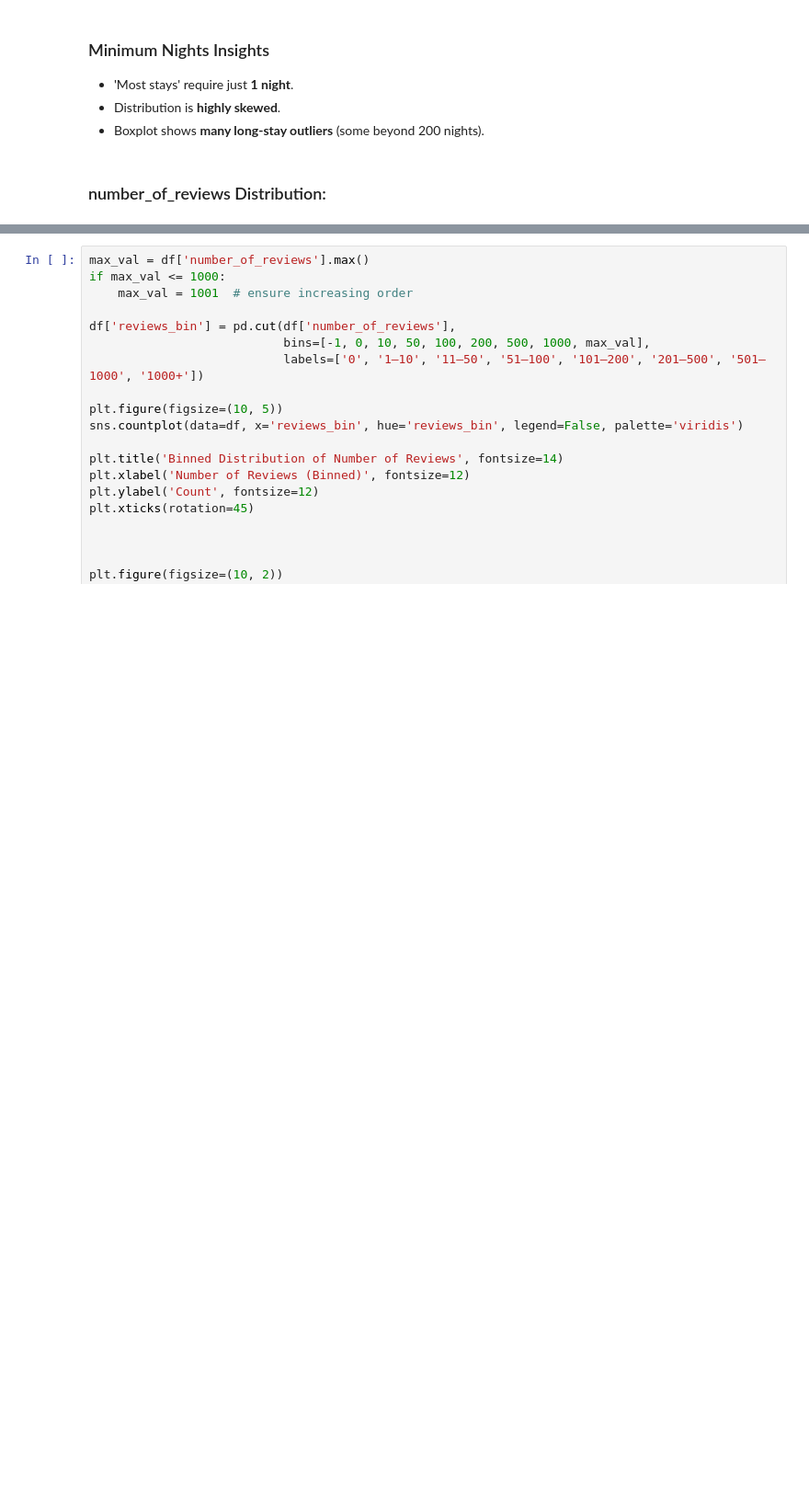
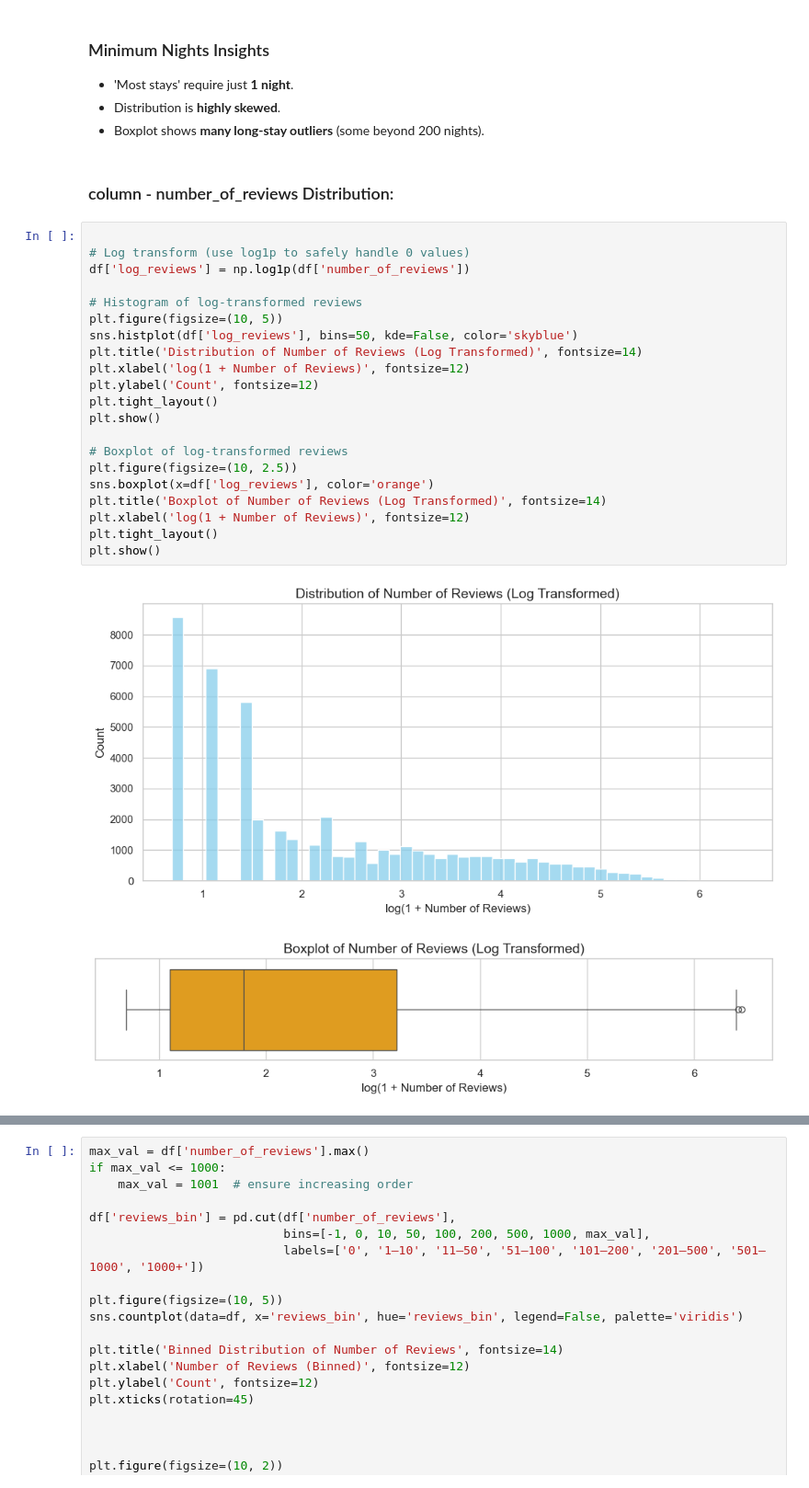
Before and after one commit to sachinn854/Airbnb-NYC-Listings-Data-Analysis-and-Dashboard, a Jupyter notebook: eda.ipynb, the cells around one changed output, grey strips where cells are left out. Shown at 92% size. Saved outputs shown, nothing was run; the diff lists cells and outputs as text; blank space fills up the shorter version.

```diff
--- a/eda.ipynb
+++ b/eda.ipynb
@@ -312,4 +353,28 @@ plt.show()
 * Distribution is **highly skewed**.
 * Boxplot shows **many long-stay outliers** (some beyond 200 nights).
 # %% [markdown]
-### number_of_reviews Distribution:
+### column - number_of_reviews Distribution:
+# %%
+
+# Log transform (use log1p to safely handle 0 values)
+df['log_reviews'] = np.log1p(df['number_of_reviews'])
+
+# Histogram of log-transformed reviews
+plt.figure(figsize=(10, 5))
+sns.histplot(df['log_reviews'], bins=50, kde=False, color='skyblue')
+plt.title('Distribution of Number of Reviews (Log Transformed)', fontsize=14)
+plt.xlabel('log(1 + Number of Reviews)', fontsize=12)
+plt.ylabel('Count', fontsize=12)
+plt.tight_layout()
+plt.show()
+
+# Boxplot of log-transformed reviews
+plt.figure(figsize=(10, 2.5))
+sns.boxplot(x=df['log_reviews'], color='orange')
+plt.title('Boxplot of Number of Reviews (Log Transformed)', fontsize=14)
+plt.xlabel('log(1 + Number of Reviews)', fontsize=12)
+plt.tight_layout()
+plt.show()
+# %% [output]
+[figure, added]
+[figure, added]
```
Also changed, not shown: parts of 7 cells of this notebook.
